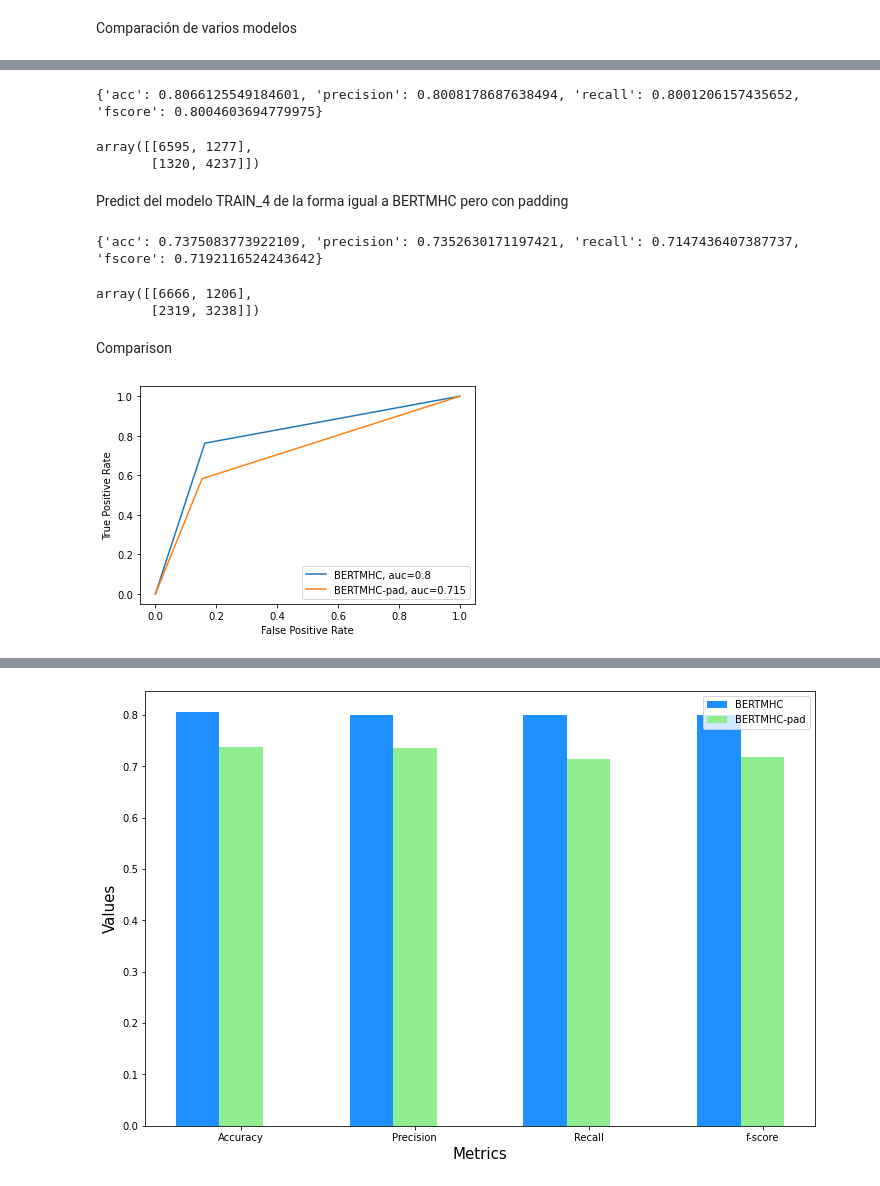
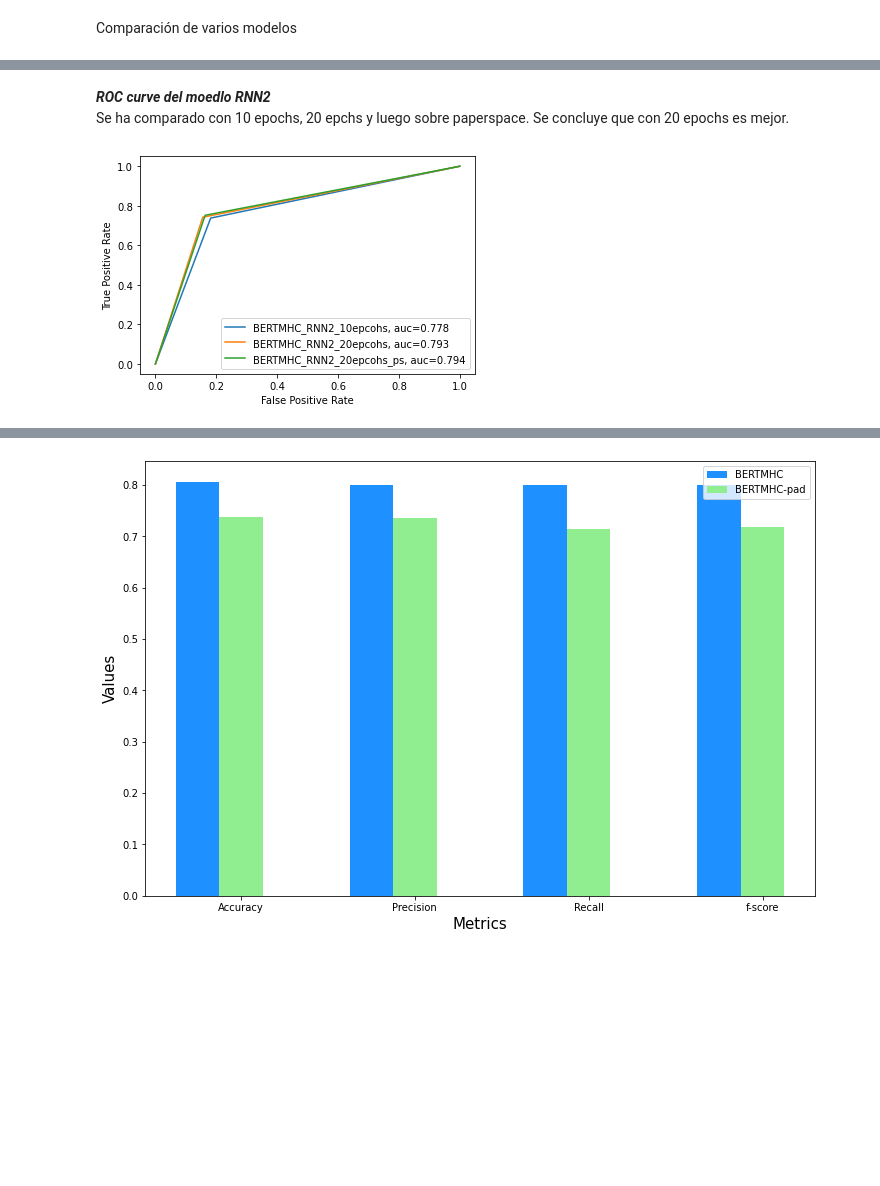
Before and after one commit to arceda/neoantigen, a Jupyter notebook: BERTMHC/bertmhc/dataloader.ipynb, the cells around one changed output, grey strips where cells are left out. Saved outputs shown, nothing was run; the diff lists cells and outputs as text; code cells hidden in the pictures; blank space fills up the shorter version.

Commit message:
comparasion de resultados en TAPE

```diff
--- a/BERTMHC/bertmhc/dataloader.ipynb
+++ b/BERTMHC/bertmhc/dataloader.ipynb
@@ -565,10 +565,11 @@ import numpy as np
 from sklearn.metrics import accuracy_score
 from sklearn.metrics import confusion_matrix
 from sklearn.metrics import precision_recall_fscore_support
+from sklearn import metrics
 
 def compute_metrics(model_name, type_model):
     dt_train = predict(    data        =   "../../dataset/netMHCIIpan3.2/test_mini.csv",
-                model_path  =   model_name + "_bertmhc_model.pt",
+                model_path  =   "models/" + model_name + "_bertmhc_model.pt",
                 output_path =   "results/" + model_name + "_results.csv", type=type_model)
 
     dt_train['pred'] = dt_train.apply(lambda row: (1 if row['bertmhc_pred'] > 0.426 else 0), axis=1)
@@ -577,11 +578,18 @@ def compute_metrics(model_name, type_model):
 
     acc = accuracy_score(y_true, y_pred)
     precision, recall, fscore, _ =  precision_recall_fscore_support(y_true, y_pred, average='macro')
-    result = {"acc":acc, "precision":precision, "recall":recall, "fscore":fscore }
+
+    fpr, tpr, _ = metrics.roc_curve(y_true,  y_pred)
+    auc = metrics.roc_auc_score(y_true, y_pred)
+
+    result = {"acc":acc, "precision":precision, "recall":recall, "fscore":fscore,
+              "fpr":fpr, "tpr":tpr, "auc":auc}
 
     return result
 
 result_3 = compute_metrics("TRAIN_3", "BERTMHC")
 result_5 = compute_metrics("TRAIN_5", "BERTMHC_RNN")
-result_7 = compute_metrics("TRAIN_7", "BERTMHC_RNN2")
+result_6 = compute_metrics("TRAIN_6", "BERTMHC_RNN2") # 10 epochs
+result_7 = compute_metrics("TRAIN_7", "BERTMHC_RNN2") # 20 epochs
 result_8 = compute_metrics("TRAIN_8", "BERTMHC_RNN_ATT")
+result_9 = compute_metrics("TRAIN_9", "BERTMHC_RNN2") # 20 epochs paperspace
@@ -619,23 +636,0 @@ plt.savefig('metrics_comparison.png', dpi=300)
-# %%
-import numpy as np
-from sklearn.metrics import accuracy_score
-from sklearn.metrics import confusion_matrix
-from sklearn.metrics import precision_recall_fscore_support
-
-dt_train_3['pred'] = dt_train_3.apply(lambda row: (1 if row['bertmhc_pred'] > 0.426 else 0), axis=1)    # 0.807952937672202
-#dt_train_3['pred'] = dt_train_3.apply(lambda row: (1 if row['bertmhc_pred'] > 0.5 else 0), axis=1)     # 0.7962618214312309
-
-y_true_3 = dt_train_3['masslabel'].to_numpy()
-y_pred_3 = dt_train_3['pred'].to_numpy()
-acc = accuracy_score(y_true_3, y_pred_3)
-precision, recall, fscore, _ =  precision_recall_fscore_support(y_true_3, y_pred_3, average='macro')
-result_3 = {"acc":acc, "precision":precision, "recall":recall, "fscore":fscore }
-print(result_3)
-confusion_matrix(y_true_3, y_pred_3)
-#print(accuracy_score(y_true, y_pred, normalize=False))
-# %% [output]
-{'acc': 0.8066125549184601, 'precision': 0.8008178687638494, 'recall': 0.8001206157435652, 'fscore': 0.8004603694779975}
-array([[6595, 1277],
-       [1320, 4237]])
-# %% [markdown]
-Predict del modelo TRAIN_4 de la forma igual a BERTMHC pero con padding
@@ -647,43 +637,22 @@ dt_train_4 = predict(    data        =   "../../dataset/netMHCIIpan3.2/test_mini
-# %%
-
-
-dt_train_4['pred'] = dt_train_4.apply(lambda row: (1 if row['bertmhc_pred'] > 0.426 else 0), axis=1)    # 0.7375083773922109
-#dt_train_4['pred'] = dt_train_4.apply(lambda row: (1 if row['bertmhc_pred'] > 0.5 else 0), axis=1)       # 0.7178494303373296
-
-y_true_4 = dt_train_4['masslabel'].to_numpy()
-y_pred_4 = dt_train_4['pred'].to_numpy()
-acc = accuracy_score(y_true_4, y_pred_4)
-precision, recall, fscore, _ =  precision_recall_fscore_support(y_true_4, y_pred_4, average='macro')
-result_4 = {"acc":acc, "precision":precision, "recall":recall, "fscore":fscore }
-print(result_4)
-confusion_matrix(y_true_4, y_pred_4)
-# %% [output]
-{'acc': 0.7375083773922109, 'precision': 0.7352630171197421, 'recall': 0.7147436407387737, 'fscore': 0.7192116524243642}
-array([[6666, 1206],
-       [2319, 3238]])
-# %% [markdown]
-Comparison
+# %% [markdown]
+***ROC curve del moedlo RNN2*** <br>
+Se ha comparado con 10 epochs, 20 epchs y luego sobre paperspace. Se concluye que con 20 epochs es mejor.
 # %%
 import pandas as pd
 import numpy as np
 from sklearn.model_selection import train_test_split
 from sklearn.linear_model import LogisticRegression
 from sklearn import metrics
 import matplotlib.pyplot as plt
 
-fpr_3, tpr_3, _ = metrics.roc_curve(y_true_3,  y_pred_3)
-auc_3 = metrics.roc_auc_score(y_true_3, y_pred_3)
-
-fpr_4, tpr_4, _ = metrics.roc_curve(y_true_4,  y_pred_4)
-auc_4 = metrics.roc_auc_score(y_true_4, y_pred_4)
-
 #create ROC curve
-plt.plot(fpr_3,tpr_3, label="BERTMHC, auc="+str(round(auc_3,3)))
-plt.plot(fpr_4,tpr_4, label="BERTMHC-pad, auc="+str(round(auc_4, 3)))
+plt.plot(result_6['fpr'],result_6['tpr'], label="BERTMHC_RNN2_10epcohs, auc="+str(round(result_6['auc'], 3)))
+plt.plot(result_7['fpr'],result_7['tpr'], label="BERTMHC_RNN2_20epcohs, auc="+str(round(result_7['auc'], 3)))
+plt.plot(result_9['fpr'],result_9['tpr'], label="BERTMHC_RNN2_20epcohs_ps, auc="+str(round(result_9['auc'], 3)))
 plt.legend(loc=4)
 plt.ylabel('True Positive Rate')
 plt.xlabel('False Positive Rate')
 #plt.show()
-plt.savefig('roc_comparison.png', dpi=300)
+plt.savefig('roc_comparison_rnn2.png', dpi=300)
 # %% [output]
-[figure, old version]
+[figure, new version]
```
Also changed, not shown: parts of 6 cells of this notebook, 12 other files.
